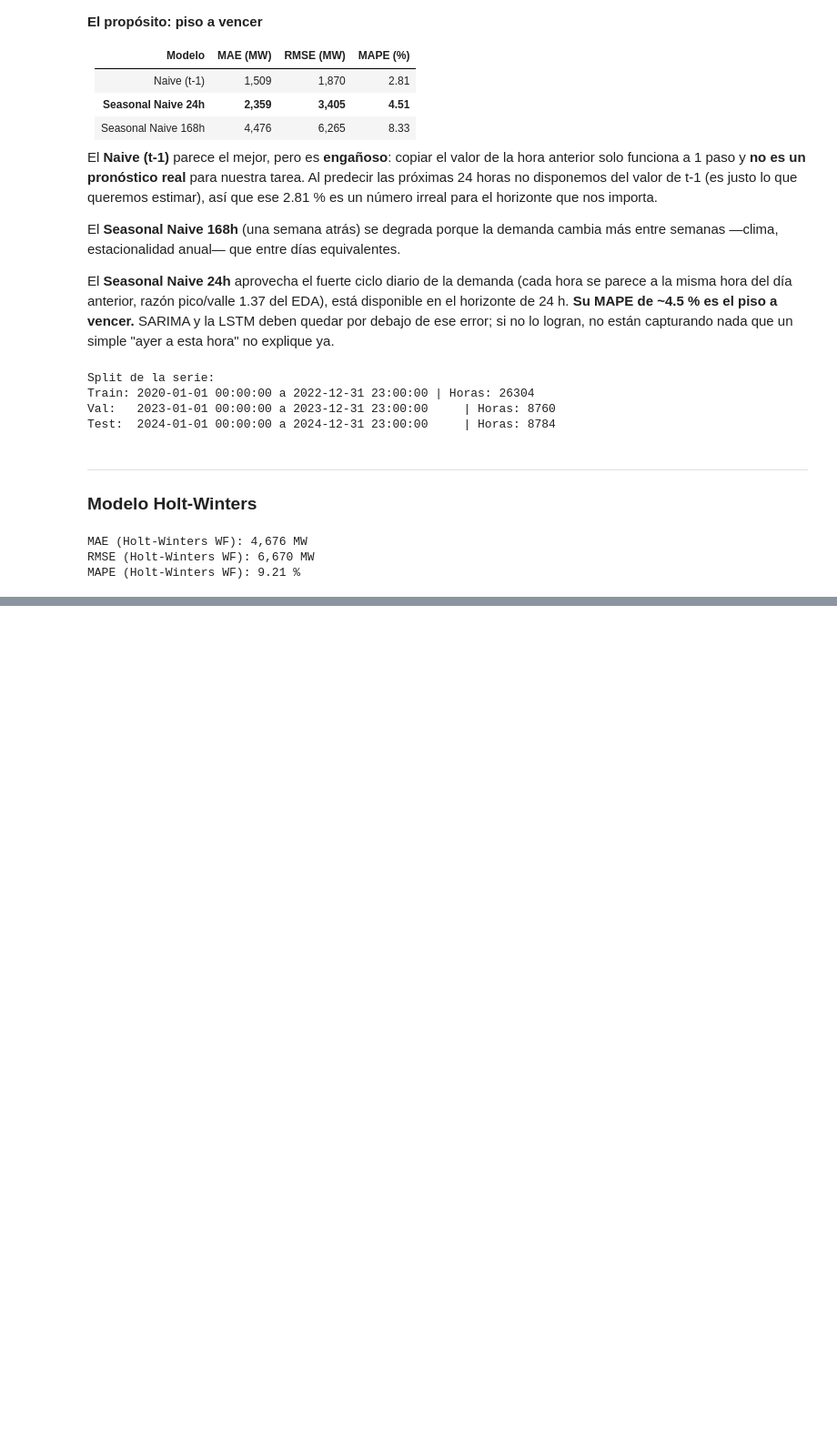
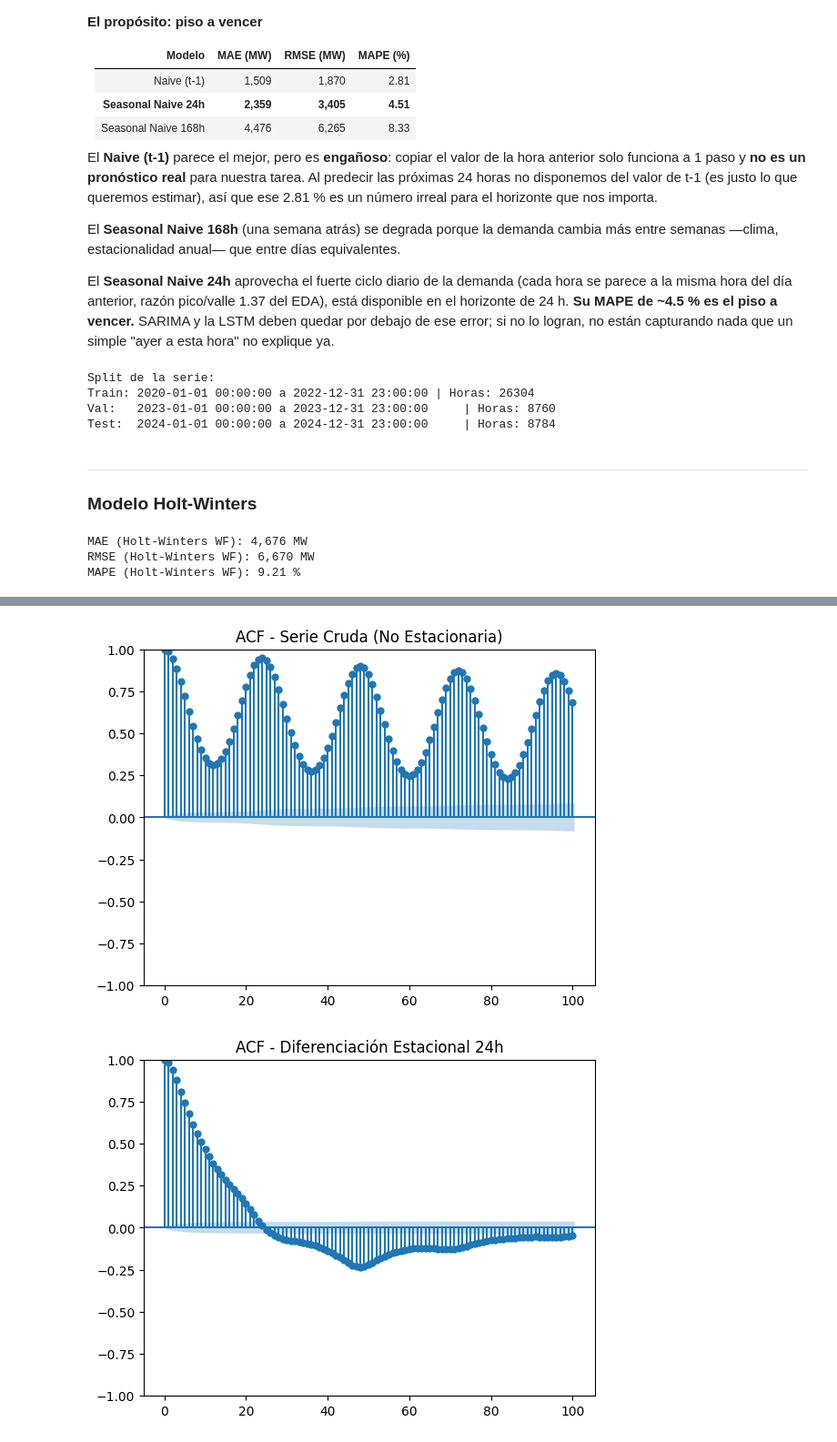
Before and after one commit to Arvo27/Electricity-Demand-Forecasting-Numerical-Methods-vs-Neural-Networks, a Jupyter notebook: Electricity_Demand.ipynb, the cells around one changed output, grey strips where cells are left out. Shown at 91% size. Saved outputs shown, nothing was run; the diff lists cells and outputs as text; code cells hidden in the pictures; blank space fills up the shorter version.

Commit message:
graficas ACF y PACF + decision del ARIMA (por dios voy tarde me lleva la verga ya procrastine 5 dias me quiero suicidar)

```diff
--- a/Electricity_Demand.ipynb
+++ b/Electricity_Demand.ipynb
@@ -511,0 +520,28 @@ No es que Holt-Winters sea un mal modelo, sino que la demanda elèctrica tiene p
+# %%
+# Graficar el ACF
+
+import matplotlib.pyplot as plt
+from statsmodels.graphics.tsaplots import plot_acf
+
+plot_acf(df['cleaned demand (MW)'], lags=100)
+plt.title("ACF - Serie Cruda (No Estacionaria)")
+plt.show()
+
+# Aplicar diferenciación estacional (24h) para ver si se estaciona la serie
+
+demanda_diff = df['cleaned demand (MW)'].diff(24).dropna()
+
+plot_acf(demanda_diff, lags=100)
+plt.title("ACF - Diferenciación Estacional 24h")
+plt.show()
+
+# Ahora graficar el PACF para ver si hay correlación parcial significativa
+
+from statsmodels.graphics.tsaplots import plot_pacf
+
+plot_pacf(demanda_diff, lags=100)
+plt.title("PACF - Diferenciación Estacional 24h")
+plt.show()
+# %% [output]
+[figure, added]
+[figure, added]
```
Also changed, not shown: parts of 3 cells of this notebook, 1 other file.
